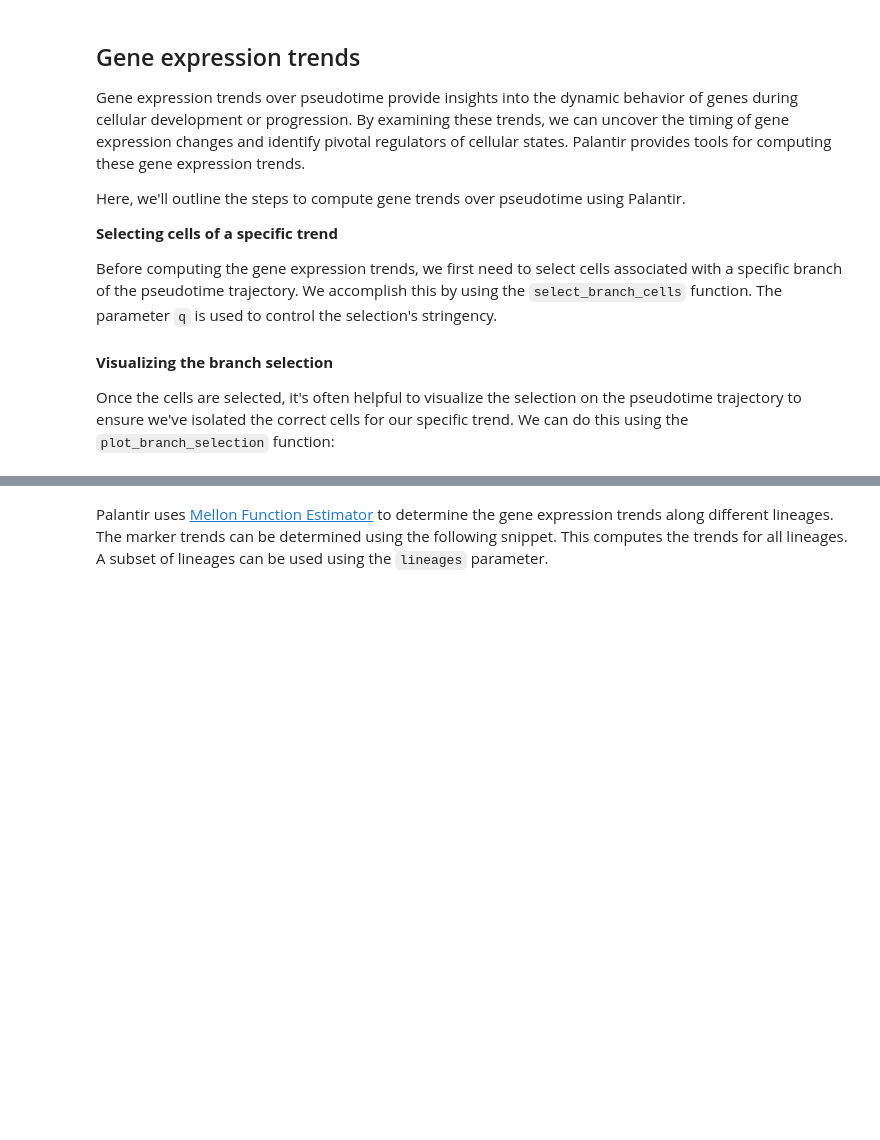
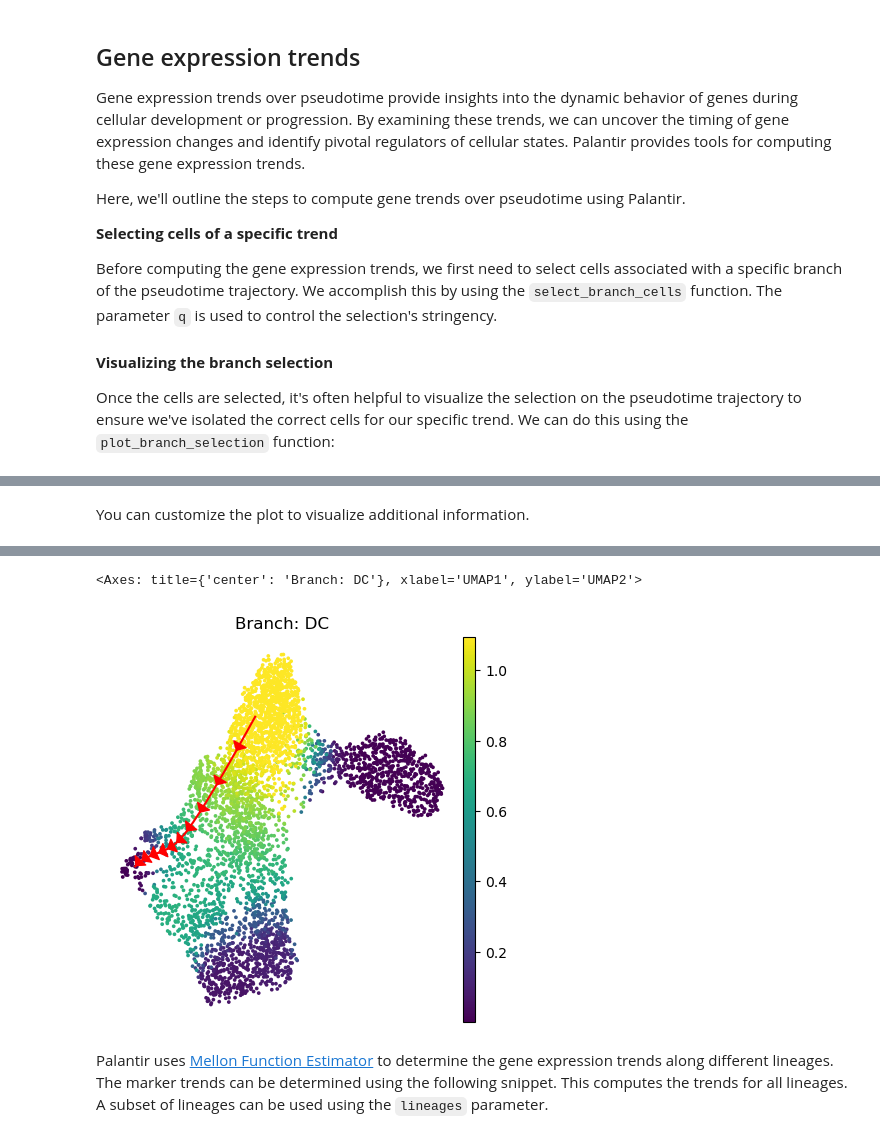
Before and after one commit to dpeerlab/Palantir, a Jupyter notebook: notebooks/Palantir_sample_notebook.ipynb, the cells around one changed output, grey strips where cells are left out. Saved outputs shown, nothing was run; the diff lists cells and outputs as text; code cells hidden in the pictures; blank space fills up the shorter version.

```diff
--- a/notebooks/Palantir_sample_notebook.ipynb
+++ b/notebooks/Palantir_sample_notebook.ipynb
@@ -255,0 +264,13 @@ plt.show()
+# %% [markdown]
+You can customize the plot to visualize additional information.
+# %%
+palantir.plot.plot_trajectory(
+    ad,
+    "DC",
+    cell_color="palantir_entropy",
+    n_arrows=10,
+    color="red",
+    scanpy_kwargs=dict(cmap="viridis"),
+    arrowprops=dict(arrowstyle="-|>,head_length=.5,head_width=.5"),
+)
+# %% [output]
@@ -256,3 +280,5 @@ plt.show()
+<Axes: title={'center': 'Branch: DC'}, xlabel='UMAP1', ylabel='UMAP2'>
+[figure, added]
 # %% [markdown]
 Palantir uses <a href="https://mellon.readthedocs.io/en/latest/model.html#mellon.model.FunctionEstimator">Mellon Function Estimator</a> to determine the gene expression trends along different lineages. The marker trends can be determined using the following snippet. This computes the trends for all lineages. A subset of lineages can be used using the `lineages` parameter.
 # %%
```
Also changed, not shown: parts of 17 cells of this notebook.
